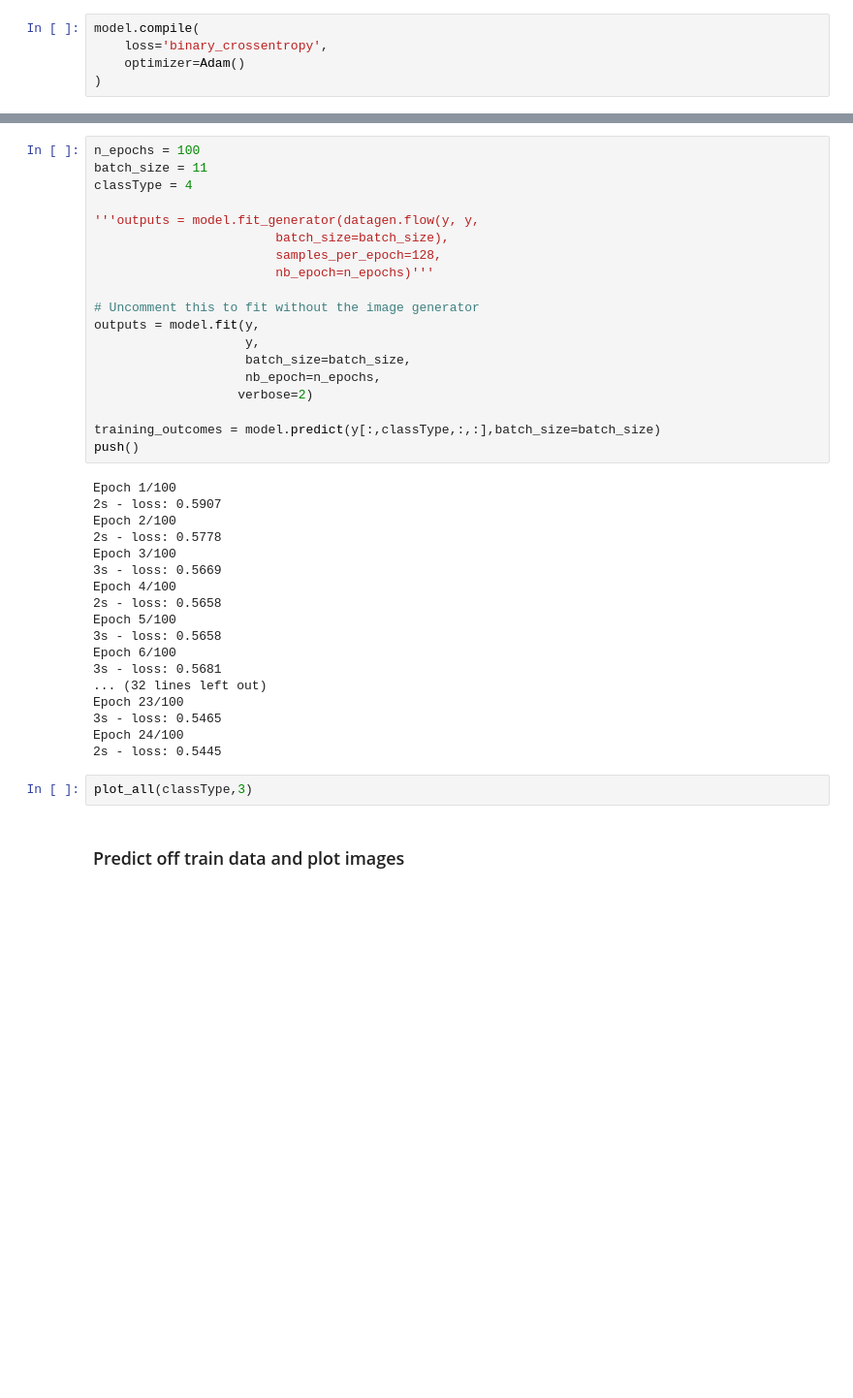
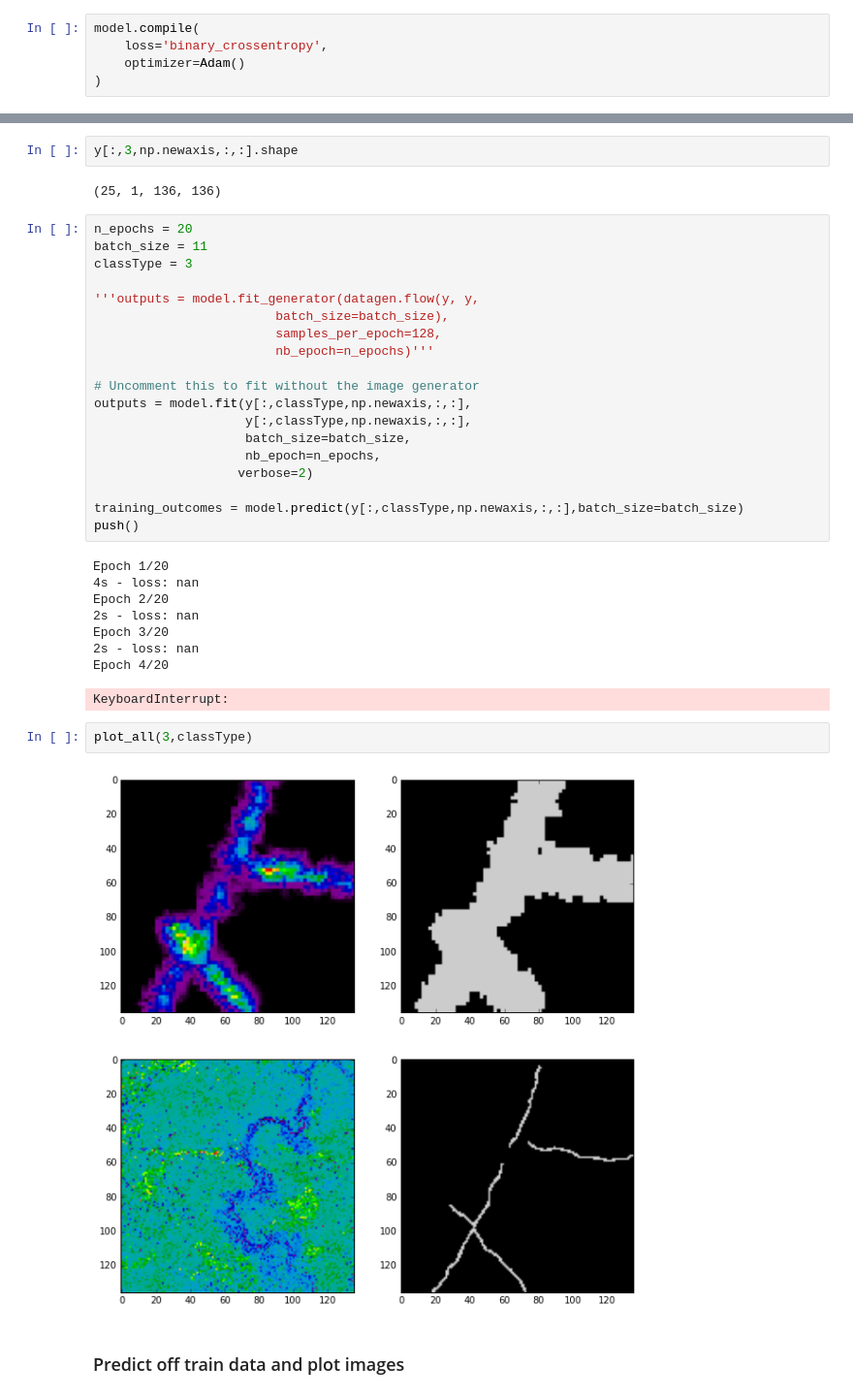
Before and after one commit to grantbey/kaggle-dstl, a Jupyter notebook: first-model.ipynb, the cells around one changed output, grey strips where cells are left out. Shown at 97% size. Drawn from its saved outputs; the diff is of its cells as text; blank space fills up the shorter version.

```diff
--- a/first-model.ipynb
+++ b/first-model.ipynb
@@ -196,7 +195,11 @@ datagen.fit(y)
+# %%
+y[:,3,np.newaxis,:,:].shape
+# %% [output]
+(25, 1, 136, 136)
 # %%
-n_epochs = 100
+n_epochs = 20
 batch_size = 11
-classType = 4
+classType = 3
 
 '''outputs = model.fit_generator(datagen.flow(y, y,
                         batch_size=batch_size),
@@ -204,34 +207,27 @@ classType = 4
                         nb_epoch=n_epochs)'''
 
 # Uncomment this to fit without the image generator
-outputs = model.fit(y,
-                    y,
+outputs = model.fit(y[:,classType,np.newaxis,:,:],
+                    y[:,classType,np.newaxis,:,:],
                     batch_size=batch_size,
                     nb_epoch=n_epochs,
                    verbose=2)
 
-training_outcomes = model.predict(y[:,classType,:,:],batch_size=batch_size)
+training_outcomes = model.predict(y[:,classType,np.newaxis,:,:],batch_size=batch_size)
 push()
 # %% [output]
-Epoch 1/100
-2s - loss: 0.5907
-Epoch 2/100
-2s - loss: 0.5778
-Epoch 3/100
-3s - loss: 0.5669
-Epoch 4/100
-2s - loss: 0.5658
-Epoch 5/100
-3s - loss: 0.5658
-Epoch 6/100
-3s - loss: 0.5681
-... (32 lines left out)
-Epoch 23/100
-3s - loss: 0.5465
-Epoch 24/100
-2s - loss: 0.5445
+Epoch 1/20
+4s - loss: nan
+Epoch 2/20
+2s - loss: nan
+Epoch 3/20
+2s - loss: nan
+Epoch 4/20
+KeyboardInterrupt:
 # %%
-plot_all(classType,3)
+plot_all(3,classType)
+# %% [output]
+[figure, added]
 # %% [markdown]
 ### Predict off train data and plot images
 # %%
```
Also changed, not shown: parts of 7 cells of this notebook, 1 other file.
